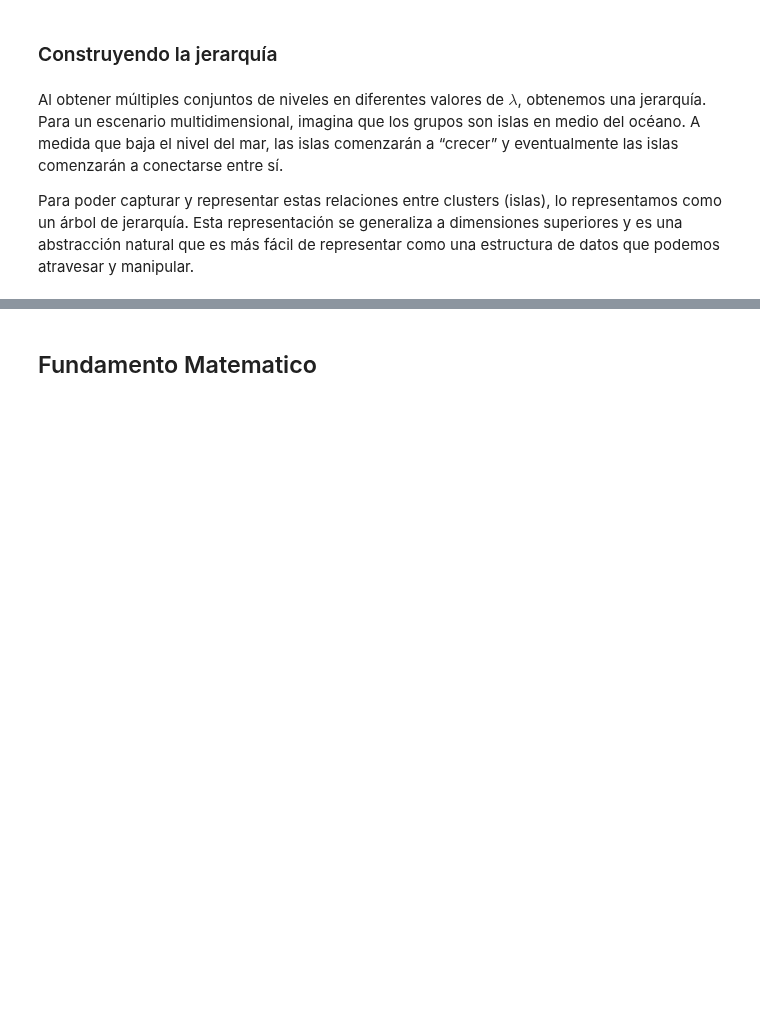
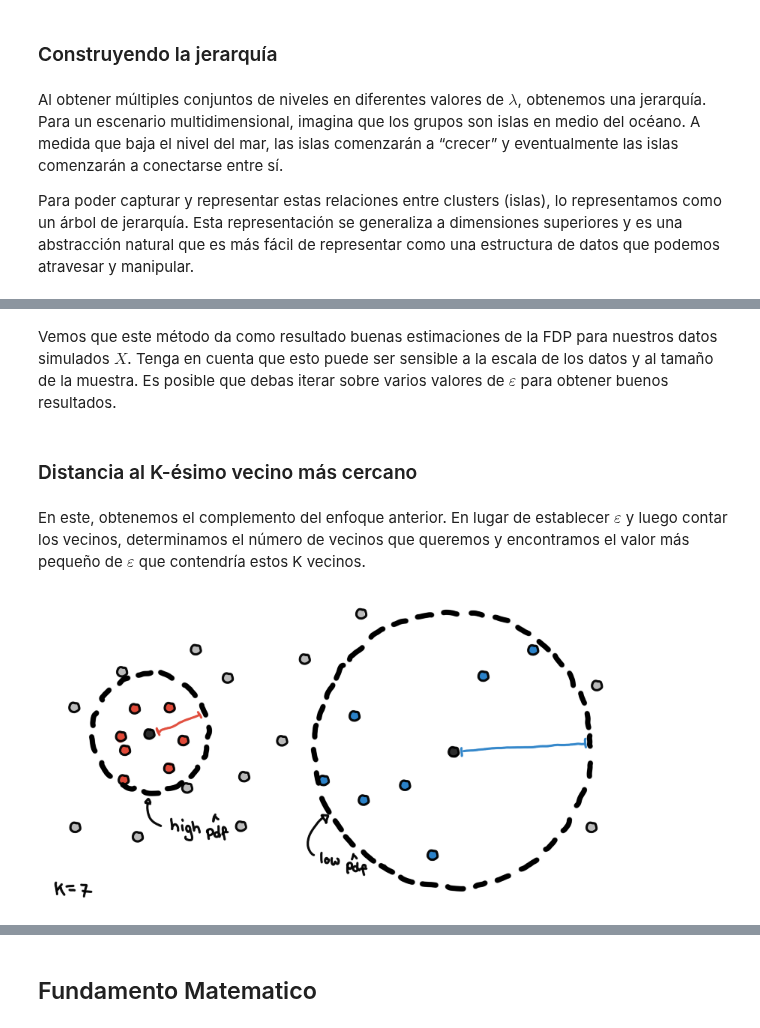
Before and after one commit to Datavaid/HDBSCAN, a Jupyter notebook: HDBSCAN.ipynb, the cells around one changed output, grey strips where cells are left out. Drawn from its saved outputs; the diff is of its cells as text; code cells hidden in the pictures; blank space fills up the shorter version.

```diff
--- a/HDBSCAN.ipynb
+++ b/HDBSCAN.ipynb
@@ -201,0 +231,10 @@ Image(filename = "dense7.png")
+# %% [markdown]
+Vemos que este método da como resultado buenas estimaciones de la FDP para nuestros datos simulados $X$. Tenga en cuenta que esto puede ser sensible a la escala de los datos y al tamaño de la muestra. Es posible que debas iterar sobre varios valores de $\varepsilon$ para obtener buenos resultados.
+# %% [markdown]
+### Distancia al K-ésimo vecino más cercano
+# %% [markdown]
+En este, obtenemos el complemento del enfoque anterior. En lugar de establecer $\varepsilon$ y luego contar los vecinos, determinamos el número de vecinos que queremos y encontramos el valor más pequeño de $\varepsilon$ que contendría estos K vecinos.
+# %%
+Image(filename = "Images/dense10.png", width = 600, height = 300)
+# %% [output]
+[figure, added]
```
Also changed, not shown: parts of 61 cells of this notebook, 34 other files.
